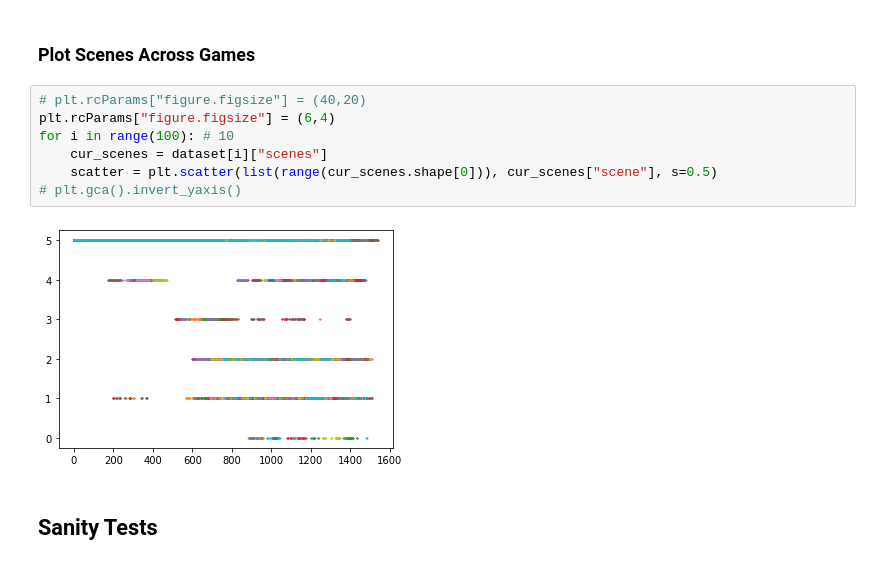
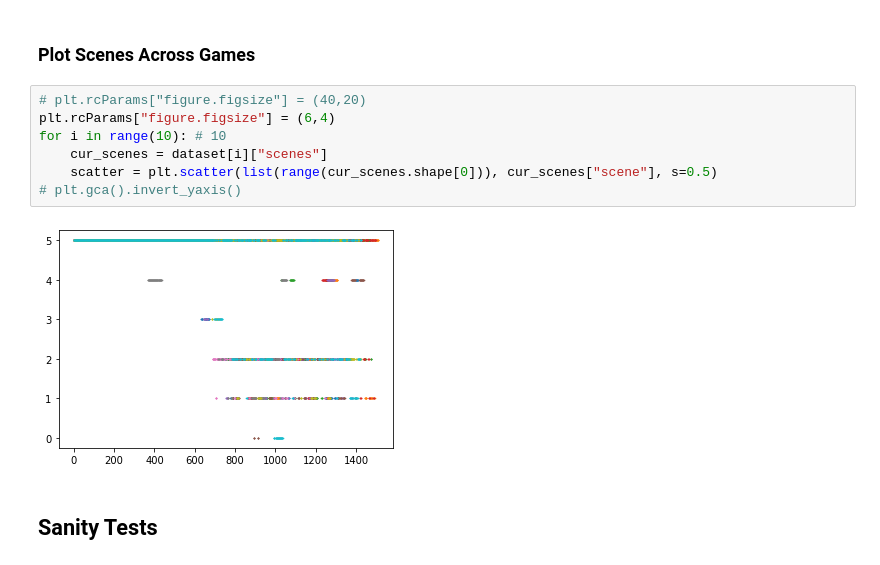
Before and after one commit to MiscellaneousStuff/tlol-ml, a Jupyter notebook: sanity_test.ipynb, the cells around one changed output. Saved outputs shown, nothing was run; the diff lists cells and outputs as text.

```diff
--- a/sanity_test.ipynb
+++ b/sanity_test.ipynb
@@ -451,12 +477,12 @@ scene_dfs[0]
 # %%
 # plt.rcParams["figure.figsize"] = (40,20)
 plt.rcParams["figure.figsize"] = (6,4)
-for i in range(100): # 10
+for i in range(10): # 10
     cur_scenes = dataset[i]["scenes"]
     scatter = plt.scatter(list(range(cur_scenes.shape[0])), cur_scenes["scene"], s=0.5)
 # plt.gca().invert_yaxis()
 # %% [output]
-[figure, old version]
+[figure, new version]
 # %% [markdown]
 ## Sanity Tests
 # %% [markdown]
```
Also changed, not shown: parts of 15 cells of this notebook, 3 other files.
